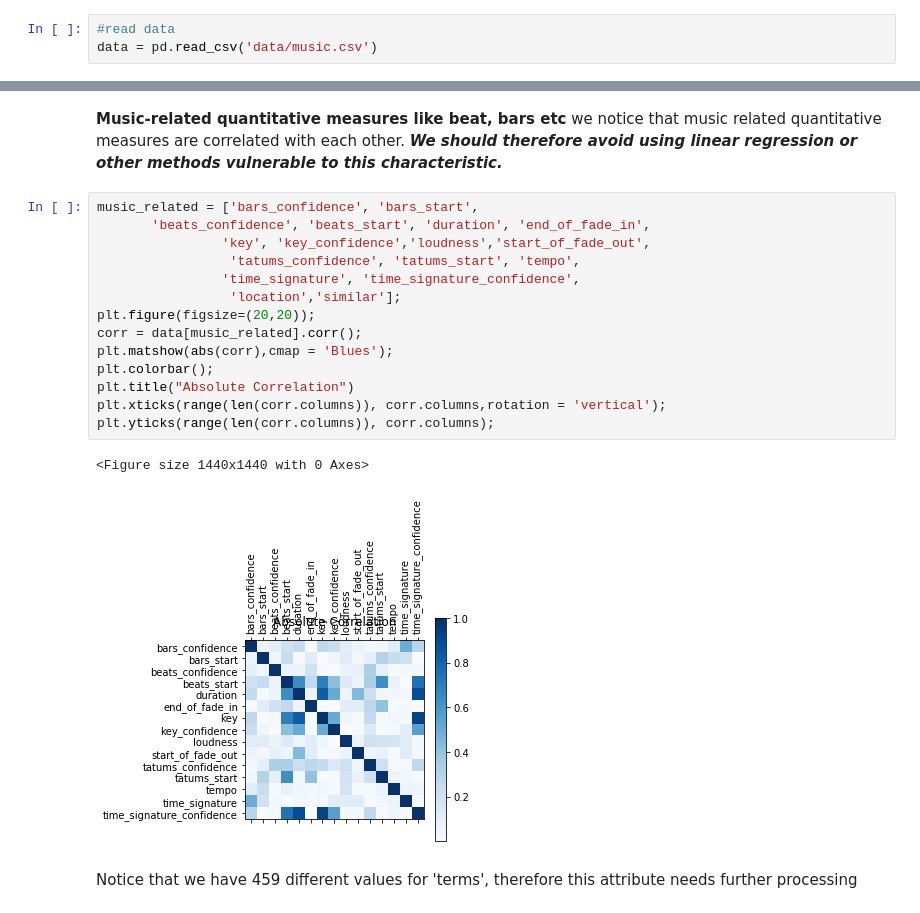
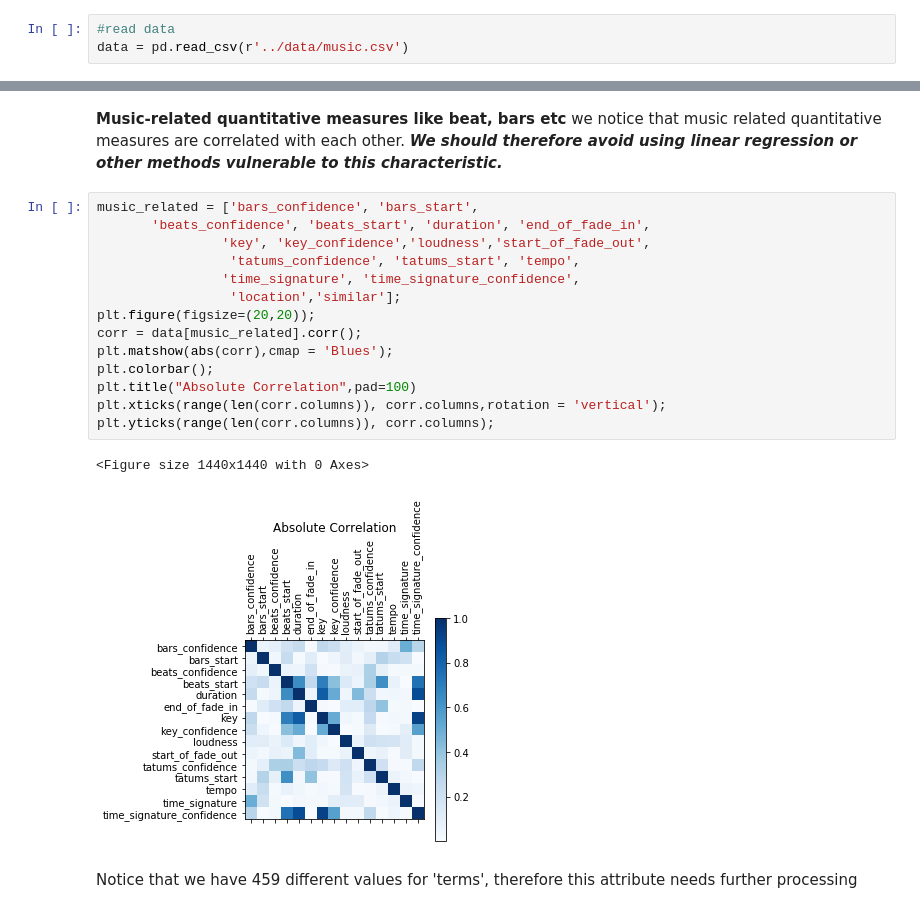
Before and after one commit to Yuting-Kou/AC209B_MillionSong, a Jupyter notebook: src/EDA_Sophie.ipynb, the cells around one changed output, grey strips where cells are left out. Cells and saved outputs as stored; diff of their text form.

Commit message:
solve title

```diff
--- a/src/EDA_Sophie.ipynb
+++ b/src/EDA_Sophie.ipynb
@@ -12,7 +12,7 @@ from sklearn.ensemble import RandomForestRegressor
 %matplotlib inline
 # %%
 #read data
-data = pd.read_csv('data/music.csv')
+data = pd.read_csv(r'../data/music.csv')
 # %%
 # take a look at data
 data.head()
@@ -70,20 +70,20 @@ we notice that music related quantitative measures are correlated with each othe
 # %%
 music_related = ['bars_confidence', 'bars_start',
        'beats_confidence', 'beats_start', 'duration', 'end_of_fade_in',
                 'key', 'key_confidence','loudness','start_of_fade_out',
                  'tatums_confidence', 'tatums_start', 'tempo',
                 'time_signature', 'time_signature_confidence',
                  'location','similar'];
 plt.figure(figsize=(20,20));
 corr = data[music_related].corr();
 plt.matshow(abs(corr),cmap = 'Blues');
 plt.colorbar();
-plt.title("Absolute Correlation")
+plt.title("Absolute Correlation",pad=100)
 plt.xticks(range(len(corr.columns)), corr.columns,rotation = 'vertical');
 plt.yticks(range(len(corr.columns)), corr.columns);
 # %% [output]
 <Figure size 1440x1440 with 0 Axes>
-[figure, old version]
+[figure, new version]
 # %% [markdown]
 Notice that we have 459 different values for 'terms', therefore this attribute needs further processing
 # %%
```
Also changed, not shown: parts of 1 cell of this notebook.
